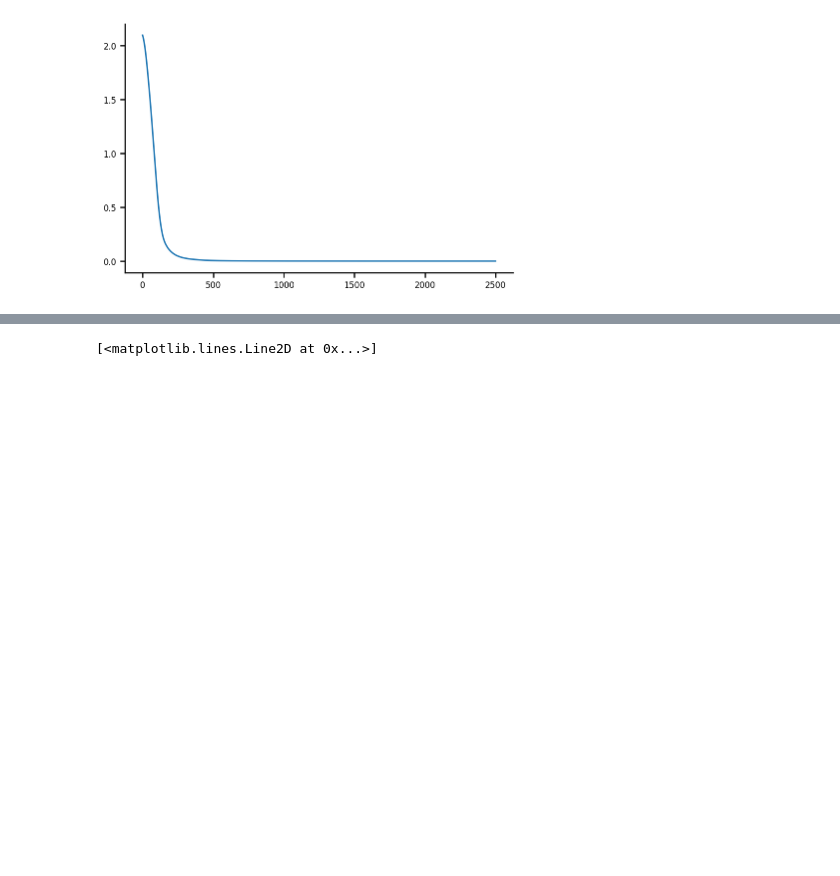
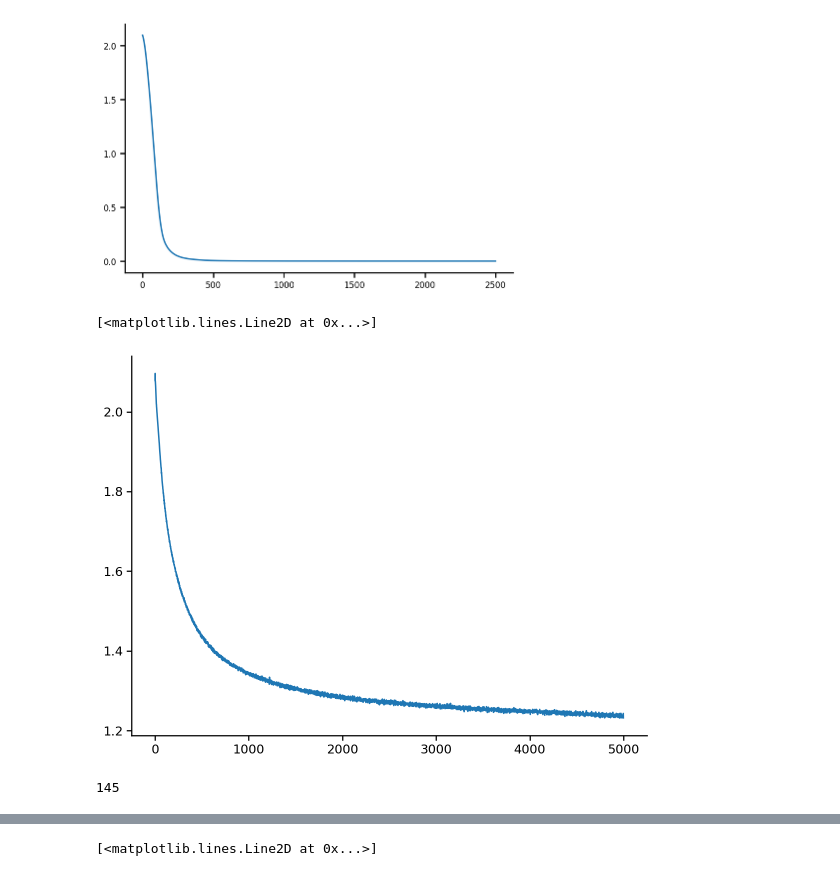
Before and after one commit to Akhilesh-K-Yadav/NMA-22-DL-Saltenas-Project, a Jupyter notebook: Saltenas.ipynb, the cells around one changed output, grey strips where cells are left out. Drawn from its saved outputs; the diff is of its cells as text; code cells hidden in the pictures; blank space fills up the shorter version.

Commit message:
v1.10 | New arch with dropouts and full dataset used

```diff
--- a/Saltenas.ipynb
+++ b/Saltenas.ipynb
@@ -749,3 +678,11 @@ plt.plot(training_losses)
 # %% [output]
 [<matplotlib.lines.Line2D at 0x...>]
 [figure]
+# %%
+#Load big dataset
+import pandas as pd
+
+# from google.colab import drive
+# drive.mount('/content/drive')
+dir = '/content/drive/MyDrive/'
+all_data = pd.read_pickle(dir + 'mice_VIP_N5.pkl')
@@ -751,0 +699,12 @@ plt.plot(training_losses)
+# %%
+import numpy as np
+
+f1 = all_data.to_numpy()
+randsel = np.random.choice(f1.shape[0],int(f1.shape[0]))
+train_input = f1[randsel[:int(.9*f1.shape[0])],:]
+test_input = f1[randsel[int(.9*f1.shape[0]):],:]
+
+unique_label_name, train_labels = np.unique(all_data.reset_index().image_name.values,return_inverse='true')
+train_labels = np.identity(unique_label_name.shape[0])[train_labels[randsel[:int(.9*f1.shape[0])]],]
+_, test_labels = np.unique(all_data.reset_index().image_name.values,return_inverse='true')
+test_labels = np.identity(unique_label_name.shape[0])[test_labels[randsel[int(.9*f1.shape[0]):]],]
@@ -751,0 +831,39 @@ plt.plot(training_losses)
+# %%
+import torch.nn.functional as F
+
+net = NetDropout(train_input.shape[1]).to(DEVICE)
+optimizer = optim.Adam(net.parameters(),weight_decay=1e-5, lr=1e-2)
+criterion = nn.CrossEntropyLoss()
+device = 'cuda'
+train_input = torch.Tensor(train_input).to(device)
+labels = torch.Tensor(train_labels).to(device)
+test_input = torch.Tensor(test_input).to(device)
+training_losses = []
+N_epochs = 5000
+
+# Train it
+net.to(device)
+net.train()
+
+for i in tqdm(range(N_epochs)):
+
+  optimizer.zero_grad()
+  outputs = net(train_input)
+  loss = criterion(outputs,labels)
+  loss.backward()
+  optimizer.step()
+
+
+
+  training_losses += [loss.item()]
+
+net.eval()
+
+plt.plot(training_losses)
+# %% [output]
+[<matplotlib.lines.Line2D at 0x...>]
+[figure, added]
+# %%
+train_input.shape[1]
+# %% [output]
+145
```
Also changed, not shown: parts of 11 cells of this notebook.
